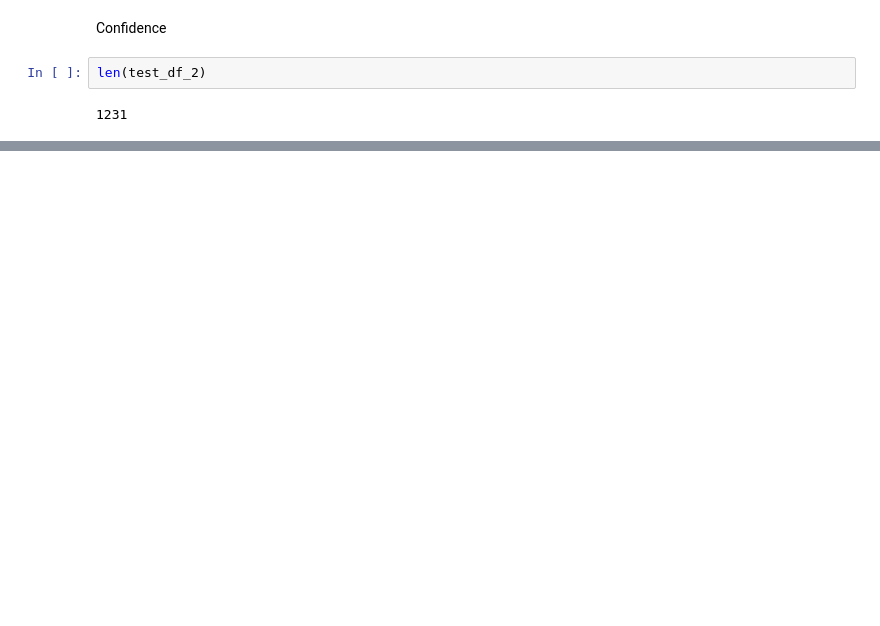
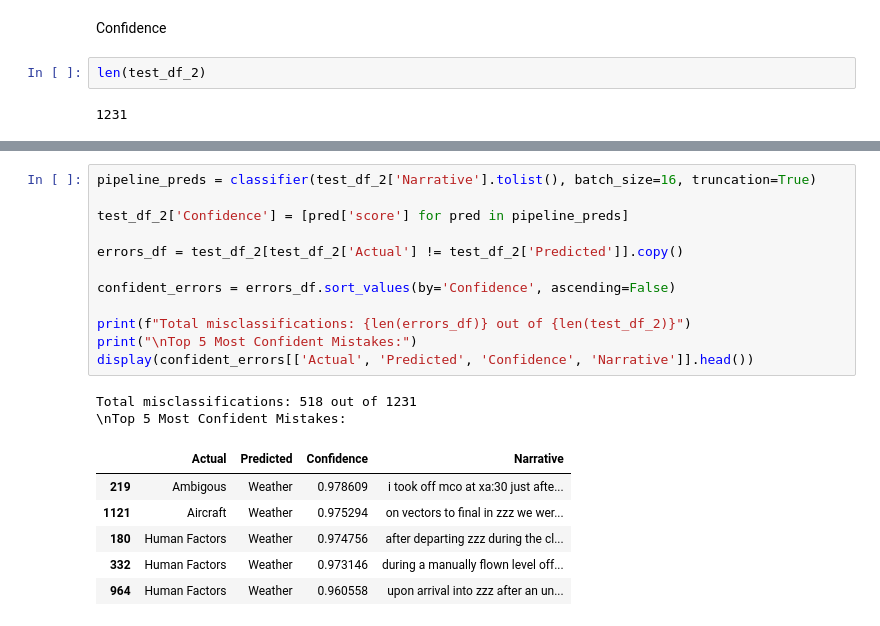
Before and after one commit to victorouma1/Final-Capstone-Project, a Jupyter notebook: main_colab.ipynb, the cells around one changed output, grey strips where cells are left out. Drawn from its saved outputs; the diff is of its cells as text; blank space fills up the shorter version.

```diff
--- a/main_colab.ipynb
+++ b/main_colab.ipynb
@@ -936,0 +944,21 @@ Confidence: 95.28
+# %%
+pipeline_preds = classifier(test_df_2['Narrative'].tolist(), batch_size=16, truncation=True)
+
+test_df_2['Confidence'] = [pred['score'] for pred in pipeline_preds]
+
+errors_df = test_df_2[test_df_2['Actual'] != test_df_2['Predicted']].copy()
+
+confident_errors = errors_df.sort_values(by='Confidence', ascending=False)
+
+print(f"Total misclassifications: {len(errors_df)} out of {len(test_df_2)}")
+print("\nTop 5 Most Confident Mistakes:")
+display(confident_errors[['Actual', 'Predicted', 'Confidence', 'Narrative']].head())
+# %% [output]
+Total misclassifications: 518 out of 1231
+\nTop 5 Most Confident Mistakes:
+|  | Actual | Predicted | Confidence | Narrative |
+| 219 | Ambigous | Weather | 0.978609 | i took off mco at xa:30 just afte... |
+| 1121 | Aircraft | Weather | 0.975294 | on vectors to final in zzz we wer... |
+| 180 | Human Factors | Weather | 0.974756 | after departing zzz during the cl... |
+| 332 | Human Factors | Weather | 0.973146 | during a manually flown level off... |
+| 964 | Human Factors | Weather | 0.960558 | upon arrival into zzz after an un... |
```
Also changed, not shown: parts of 26 cells of this notebook.
